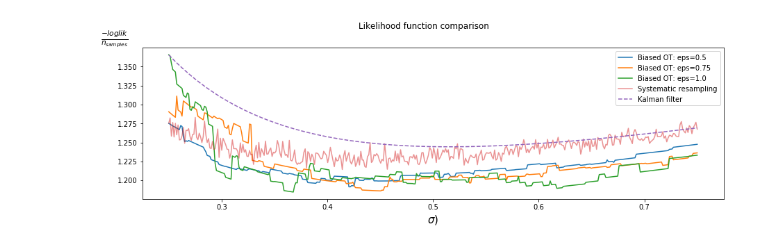
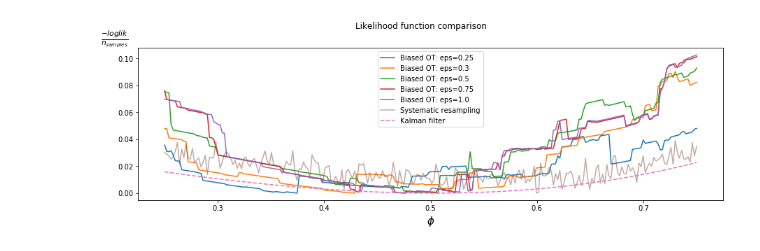
Before and after one commit to AdrienCorenflos/PFlow, a Jupyter notebook: TransportedPFExample.ipynb, the cells around one changed output. Drawn from its saved outputs; the diff is of its cells as text; code cells hidden in the pictures.

```diff
--- a/TransportedPFExample.ipynb
+++ b/TransportedPFExample.ipynb
@@ -346,24 +227,16 @@ for n in [100]:
 results_for_kalman = []
 grads_for_kalman = []
 for val in tqdm.tqdm(linspace):
-    kf = pykalman.KalmanFilter(observation_covariance=[[val]],
-                               transition_covariance=[[0.05, 0.],
-                                                       [0., 0.05]],
-                                transition_matrices=[[1., dt],
-                                                     [-dt, 1.]],
-                                observation_matrices=np.array([[1., 0.]]),
-                                initial_state_mean=np.array([0., 1.]),
-                                initial_state_covariance=np.eye(2))
-    kf_eps = pykalman.KalmanFilter(observation_covariance=[[math.exp(math.log(val)+2e-4)]],
-                                   transition_covariance=[[0.05, 0.],
-                                                           [0., 0.05]],
-                                    transition_matrices=[[1., dt],
-                                                         [-dt, 1.]],
-                                    observation_matrices=np.array([[1., 0.]]),
-                                    initial_state_mean=np.array([0., 1.]),
-                                    initial_state_covariance=np.eye(2))
-    ll = -kf.loglikelihood(observations)/K
-    ll_eps = -kf_eps.loglikelihood(observations)/K
+    kf = pykalman.KalmanFilter(observation_covariance=[[0.01]],
+                               transition_covariance=[[0.01]],
+                               transition_matrices=[[val]],
+                               initial_state_mean=[0.])
+    kf_eps = pykalman.KalmanFilter(observation_covariance=[[0.01]],
+                                   transition_covariance=[[0.01]],
+                                   transition_matrices=[[val + 1e-4]],
+                                   initial_state_mean=[0.])
+    ll = -kf.loglikelihood(observations)/len(observations)
+    ll_eps = -kf_eps.loglikelihood(observations)/len(observations)
     results_for_kalman.append(ll)
     grads_for_kalman.append(1e4*(ll_eps-ll))
 # %%
@@ -377,32 +250,37 @@ def plot_gradient(linspace, values, gradients, k, ax, line):
 # %%
 fig, ax = plt.subplots(ncols=1, figsize=(15, 4), sharey=False, sharex=False)
 fig.suptitle('Likelihood function comparison', y = 1.01)
 
 for eps, lst in results_for_smoothness_ot_dict.items():
-    ax.plot(linspace, lst, label=f'Biased OT: eps={eps}')
-ax.plot(linspace, results_for_smoothness_systematic_dict[100], label=f'Systematic resampling', alpha=0.5)
-ax.plot(linspace, results_for_kalman, label = 'Kalman filter', linestyle = '--')
+    if eps >= 0.25:
+        arr = np.asanyarray(lst)
+        ax.plot(linspace, arr - arr.min(), label=f'Biased OT: eps={eps}')
+arr_sys = np.asanyarray(results_for_smoothness_systematic_dict[100])
+ax.plot(linspace, arr_sys - arr_sys.min(), label=f'Systematic resampling', alpha=0.5)
+
+arr_kf = np.asanyarray(results_for_kalman)
+ax.plot(linspace, arr_kf - arr_kf.min(), label = 'Kalman filter', linestyle = '--')
 
 # zoom = slice(0, 250)
 # grads_locs =  [25, 100, 175]
 # for eps, lst in results_for_smoothness_ot_dict.items():
 #     l, = axes[1].plot(linspace[zoom], lst[zoom], label=f'Biased OT: eps={eps}')
 #     plot_gradient(linspace, lst, results_for_smoothness_ot_grad_dict[eps], grads_locs, axes[1], l)
 
 # l, = axes[1].plot(linspace[zoom], results_for_smoothness_systematic_dict[100][zoom], label=f'Systematic resampling', alpha=0.5)
 # plot_gradient(linspace, results_for_smoothness_systematic_dict[100], results_for_smoothness_systematic_grad_dict[100], grads_locs, axes[1], l)
 
 # axes[1].plot(linspace[zoom], results_for_kalman[zoom], label = 'Kalman filter', linestyle = '--')
 
 # for ax in axes.flatten():
 ax.set_ylabel('$\\frac{-loglik}{n_{samples}}$', rotation=0, y=1, fontsize=15)
-ax.set_xlabel('$\sigma)$', rotation=0, y=1, fontsize=15)
+ax.set_xlabel('$\phi$', rotation=0, y=1, fontsize=15)
 
 ax.legend()
 
-fig.savefig('likelihood.png')
+fig.savefig('ar_likelihood.png')
 # %% [output]
-[figure, old version]
+[figure, new version]
 # %%
 fig, ax = plt.subplots(figsize=(15, 4), sharey=False, sharex=True)
 fig.suptitle('Likelihood function gradient comparison', y = 1.01)
```
Also changed, not shown: parts of 31 cells of this notebook, 2 other files.
